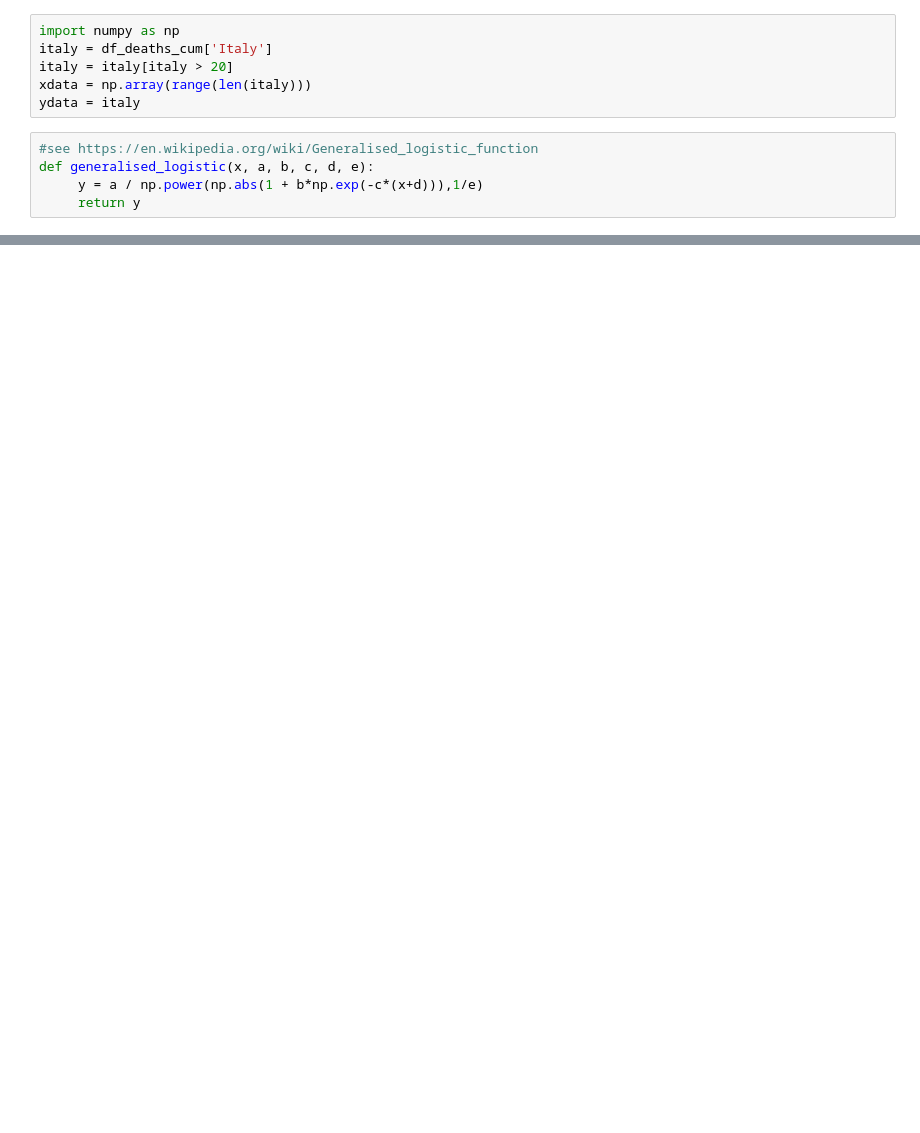
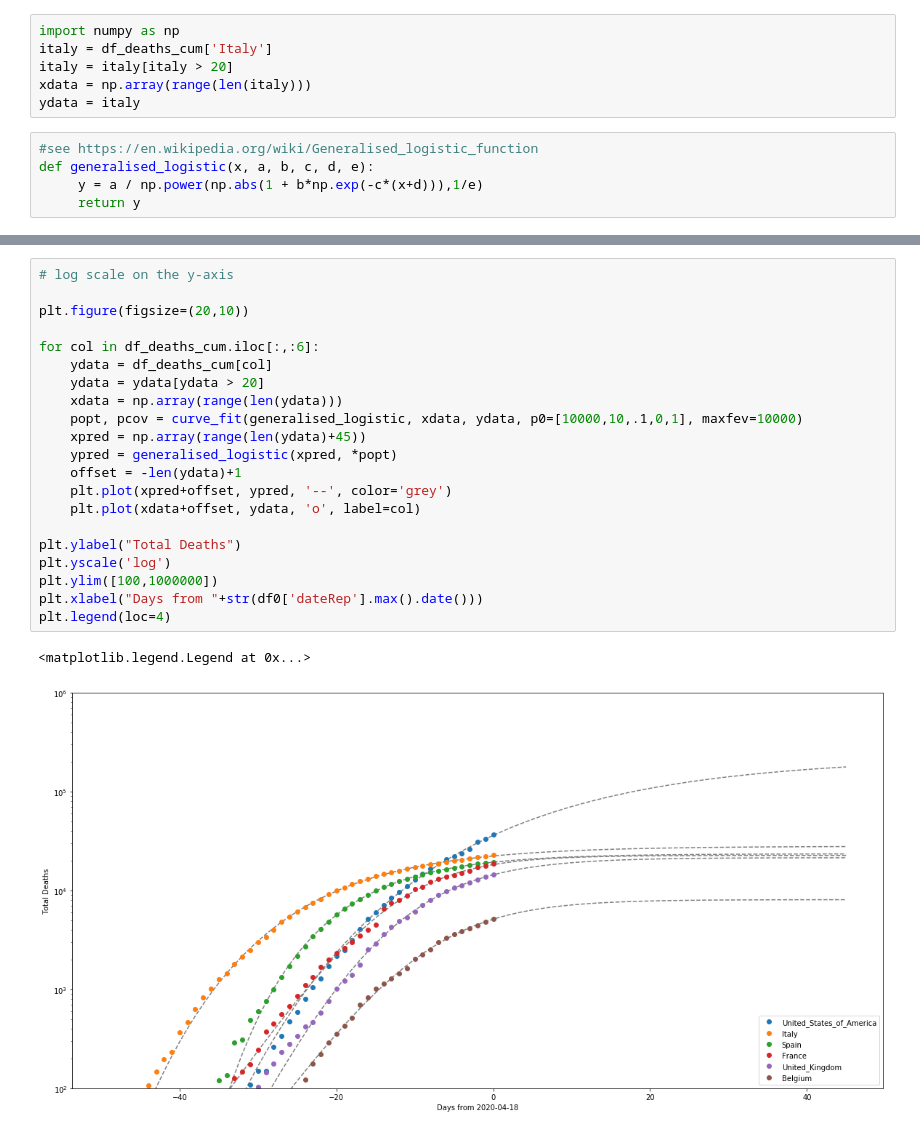
Before and after one commit to markjcarman/covid-19, a Jupyter notebook: covid.ipynb, the cells around one changed output, grey strips where cells are left out. Saved outputs shown, nothing was run; the diff lists cells and outputs as text; blank space fills up the shorter version.

```diff
--- a/covid.ipynb
+++ b/covid.ipynb
@@ -269,0 +293,24 @@ plt.legend(loc=4)
+# %%
+# log scale on the y-axis
+
+plt.figure(figsize=(20,10))
+
+for col in df_deaths_cum.iloc[:,:6]:
+    ydata = df_deaths_cum[col]
+    ydata = ydata[ydata > 20]
+    xdata = np.array(range(len(ydata)))
+    popt, pcov = curve_fit(generalised_logistic, xdata, ydata, p0=[10000,10,.1,0,1], maxfev=10000)
+    xpred = np.array(range(len(ydata)+45))
+    ypred = generalised_logistic(xpred, *popt)
+    offset = -len(ydata)+1
+    plt.plot(xpred+offset, ypred, '--', color='grey')
+    plt.plot(xdata+offset, ydata, 'o', label=col)
+
+plt.ylabel("Total Deaths")
+plt.yscale('log')
+plt.ylim([100,1000000])
+plt.xlabel("Days from "+str(df0['dateRep'].max().date()))
+plt.legend(loc=4)
+# %% [output]
+<matplotlib.legend.Legend at 0x...>
+[figure, added]
```
Also changed, not shown: parts of 20 cells of this notebook.
